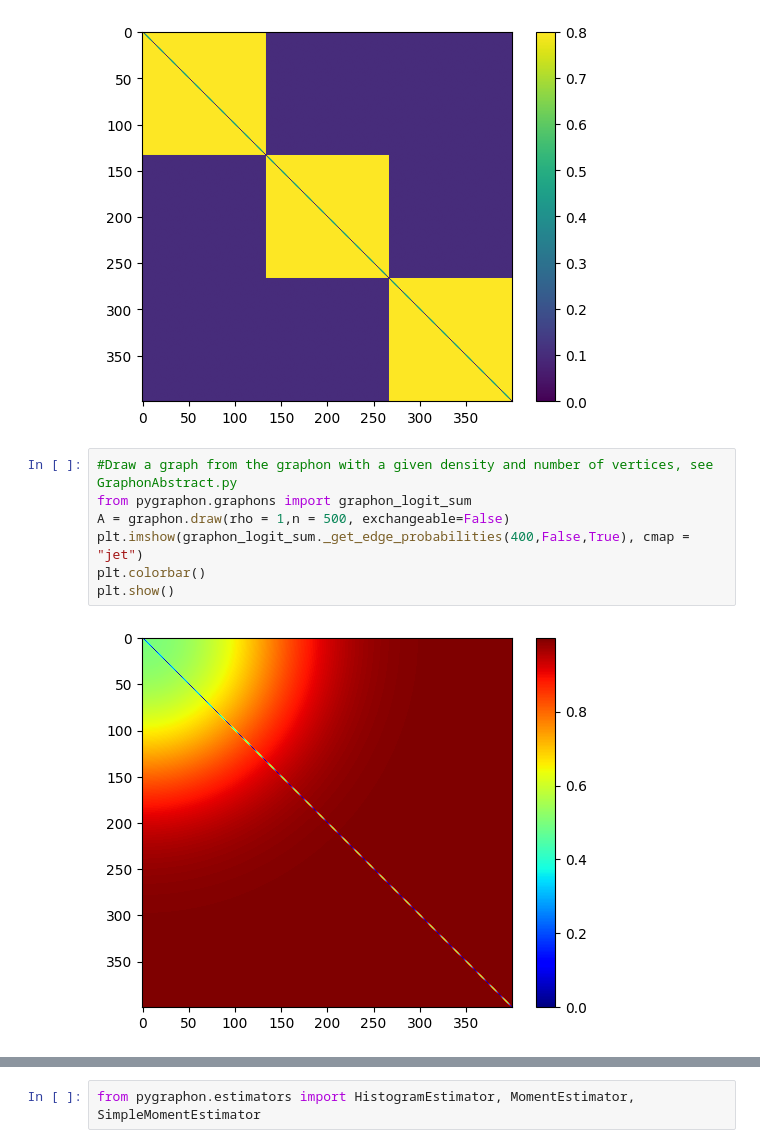
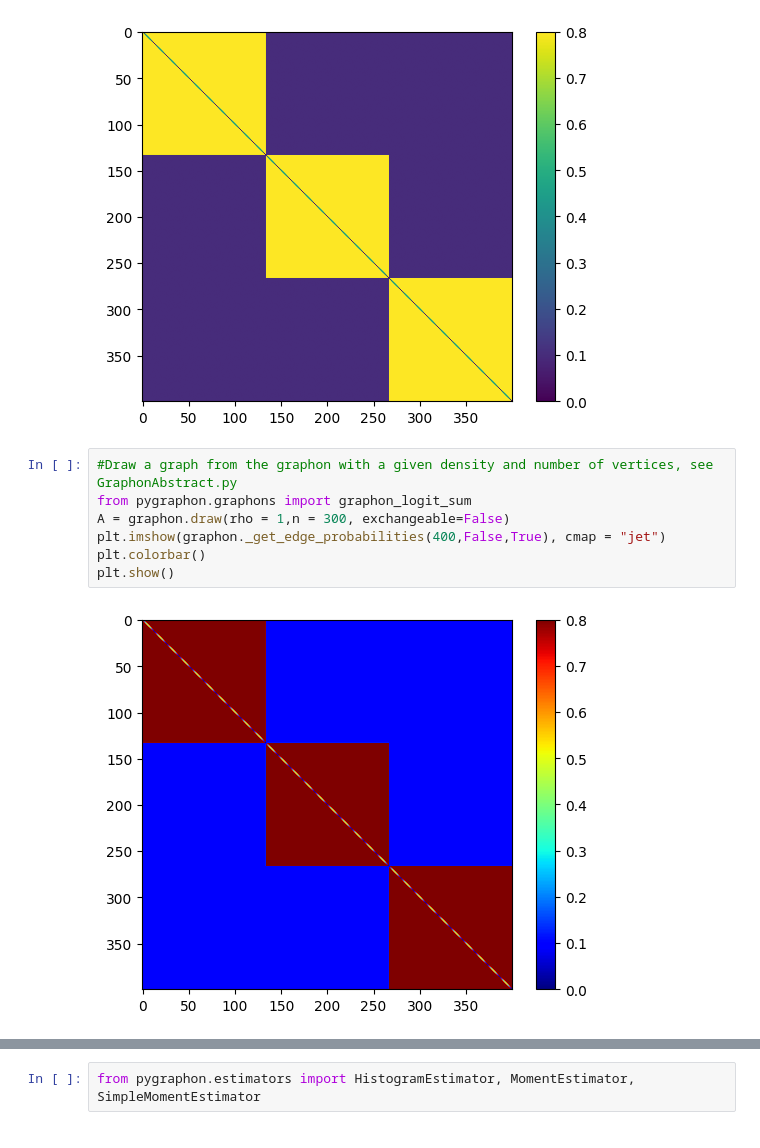
Before and after one commit to dufourc1/pygraphon, a Jupyter notebook: dev/2022_10_01_test_estimators.ipynb, the cells around one changed output, grey strips where cells are left out. Cells and saved outputs as stored; diff of their text form.

```diff
--- a/dev/2022_10_01_test_estimators.ipynb
+++ b/dev/2022_10_01_test_estimators.ipynb
@@ -39,12 +42,12 @@ plt.show()
 # %%
 #Draw a graph from the graphon with a given density and number of vertices, see GraphonAbstract.py
 from pygraphon.graphons import graphon_logit_sum
-A = graphon.draw(rho = 1,n = 500, exchangeable=False)
-plt.imshow(graphon_logit_sum._get_edge_probabilities(400,False,True), cmap = "jet")
+A = graphon.draw(rho = 1,n = 300, exchangeable=False)
+plt.imshow(graphon._get_edge_probabilities(400,False,True), cmap = "jet")
 plt.colorbar()
 plt.show()
 # %% [output]
-[figure, old version]
+[figure, new version]
 # %%
 fig, ax = spy(A)#from pygraphon.plots.plot_matrices
 plt.show()
```
Also changed, not shown: parts of 26 cells of this notebook, 6 other files.
